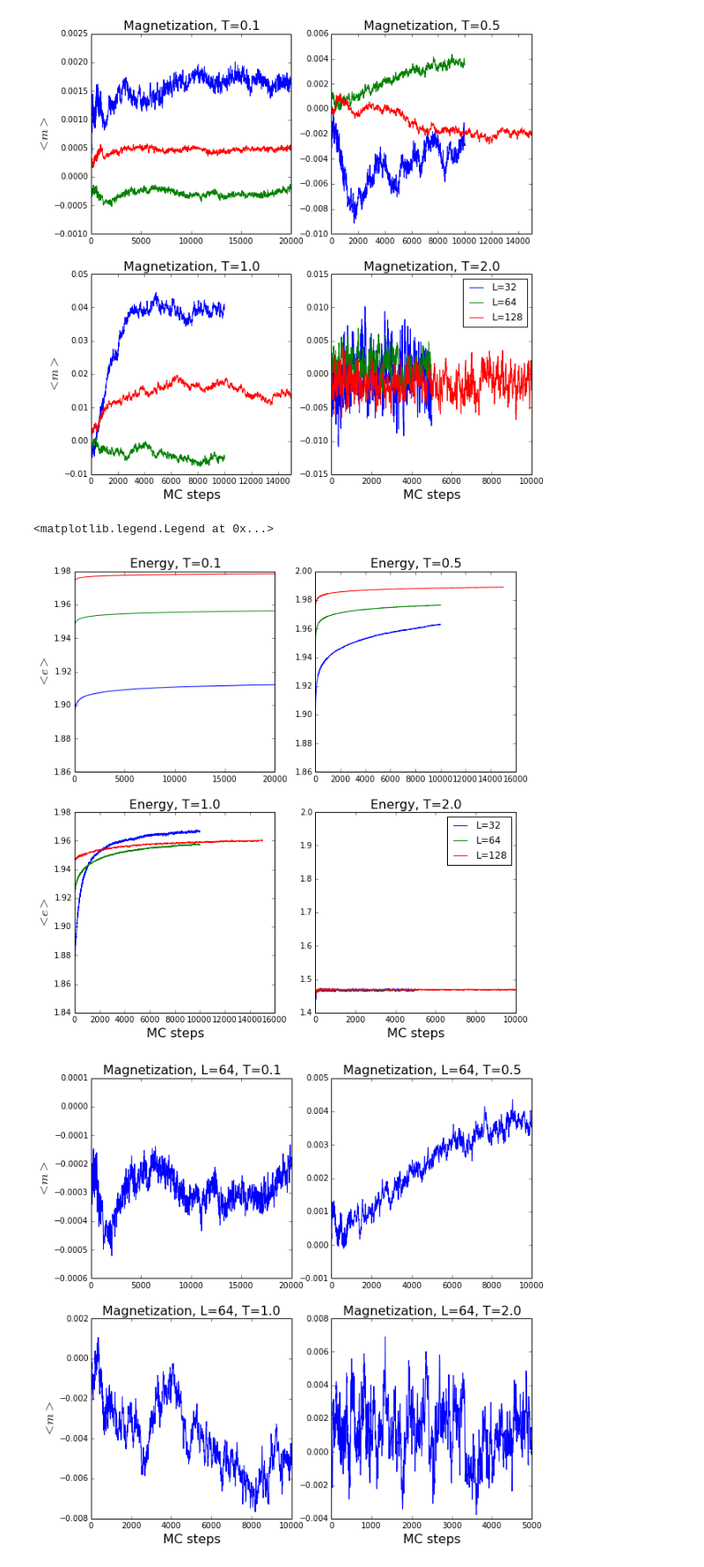
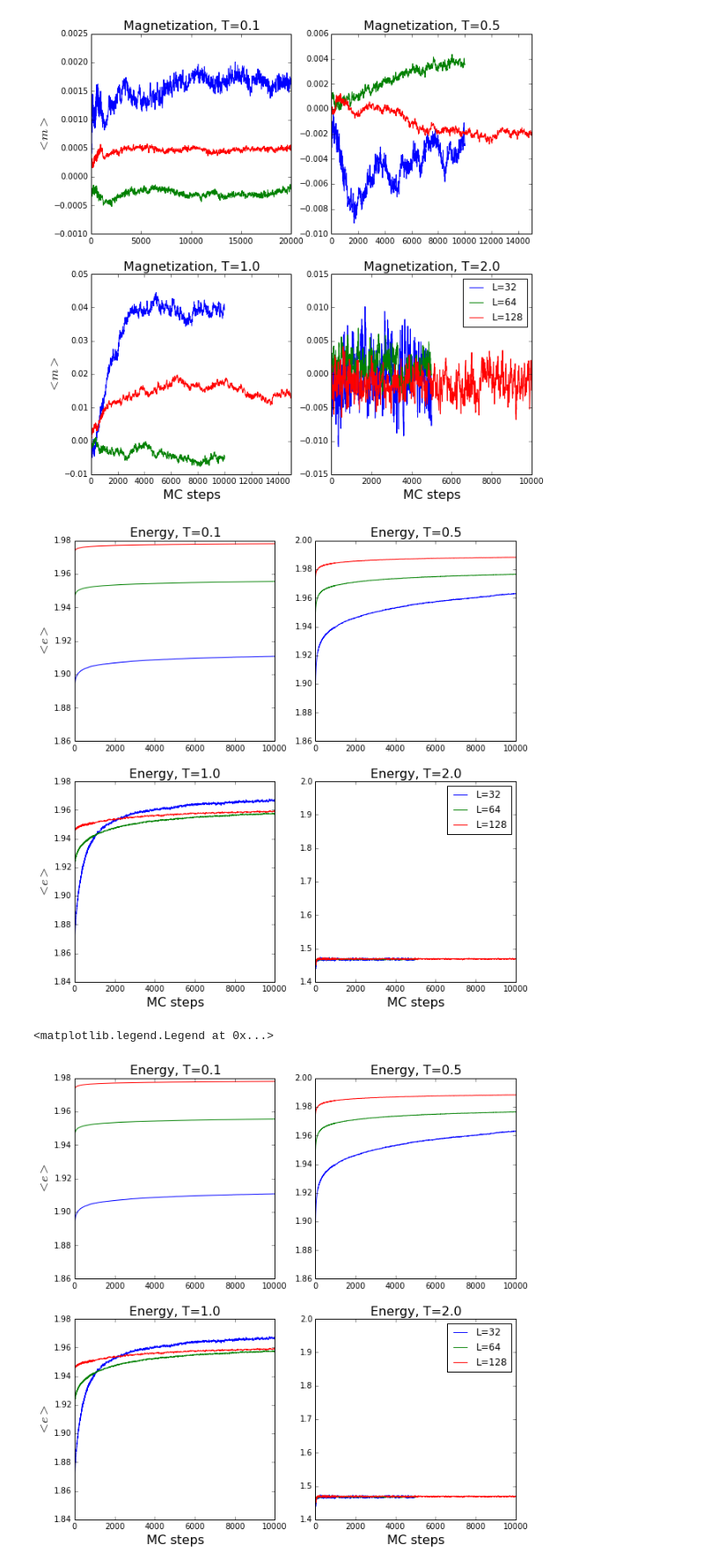
Before and after one commit to seanxiangcheng/RFIM_Simulation, a Jupyter notebook: figs_code/med_spin_plots.py.ipynb, the cells around one changed output. Shown: that part at 88% size. Drawn from its saved outputs; the diff is of its cells as text; code cells hidden in the pictures.

```diff
--- a/figs_code/med_spin_plots.py.ipynb
+++ b/figs_code/med_spin_plots.py.ipynb
@@ -59,8 +59,9 @@ def energy_plot(L, reps):
         med = pd.read_csv(fname, skiprows=1)
         plt.subplot(2, 2, i+1)
         plt.plot(med['mc_step'], abs(med['energy']))
-        #plt.xlim([1,20000])
+        plt.xlim([1,10000])
         #plt.ylim([1.4, 2.0])
+        plt.autoscale(axis='y')
         if(i>1):
             plt.xlabel("MC steps", fontsize = 16)
         if(i%2==0):
@@ -71,28 +72,33 @@ energy_plot(32, 1000)
 energy_plot(64, 1000)
 energy_plot(128, 200)
 plt.legend(['L=32', "L=64", "L=128"])
-#plt.savefig('energy_2L128.pdf')
+plt.savefig('energy_2L128.pdf')
 # %% [output]
-<matplotlib.legend.Legend at 0x...>
-[figure, old version]
+[figure, new version]
 # %%
-L = 64
-Ts = [0.1, 0.5, 1.0, 2.0]
-reps = 1000
-plt.figure(1, figsize = (10,10))
-for i in range(len(Ts)):
-    T = Ts[i]
-    fname = '../data/' + get_med_fn(L, T, reps)
-    med = pd.read_csv(fname, skiprows=1)
-    plt.subplot(2, 2, i+1)
-    plt.plot(med['mc_step'], med['mag'])
-    plt.xlim([0,np.max(med['mc_step'])])
-    #plt.ylim([-0.005, 0.005])
-    if(i>1):
-        plt.xlabel("MC steps", fontsize = 16)
-    if(i%2==0):
-        plt.ylabel("$<m>$", fontsize = 16)
-    plt.title("Magnetization, L=%d, T=%.1f" % (L, T), fontsize=16 )
-plt.savefig("mag_L%d.pdf" % L)
+def domain_plot(L, reps):
+    Ts = [0.1, 0.5, 1.0, 2.0]
+    plt.figure(1, figsize = (10,10))
+    for i in range(len(Ts)):
+        T = Ts[i]
+        fname = '../data/' + get_med_fn(L, T, reps)
+        med = pd.read_csv(fname, skiprows=1)
+        plt.subplot(2, 2, i+1)
+        plt.plot(med['mc_step'], abmed['domain_len']))
+        plt.xlim([1,10000])
+        #plt.ylim([1.4, 2.0])
+        plt.autoscale(axis='y')
+        if(i>1):
+            plt.xlabel("MC steps", fontsize = 16)
+        if(i%2==0):
+            plt.ylabel("$<e>$", fontsize = 16)
+        plt.title("Energy, T=%.1f" % (T), fontsize=16)
+    #plt.savefig("mag_L%d.pdf" % L)
+energy_plot(32, 1000)
+energy_plot(64, 1000)
+energy_plot(128, 200)
+plt.legend(['L=32', "L=64", "L=128"])
+#plt.savefig('energy_2L128.pdf')
 # %% [output]
+<matplotlib.legend.Legend at 0x...>
-[figure, old version]
+[figure, new version]
```
Also changed, not shown: 1 other file.
